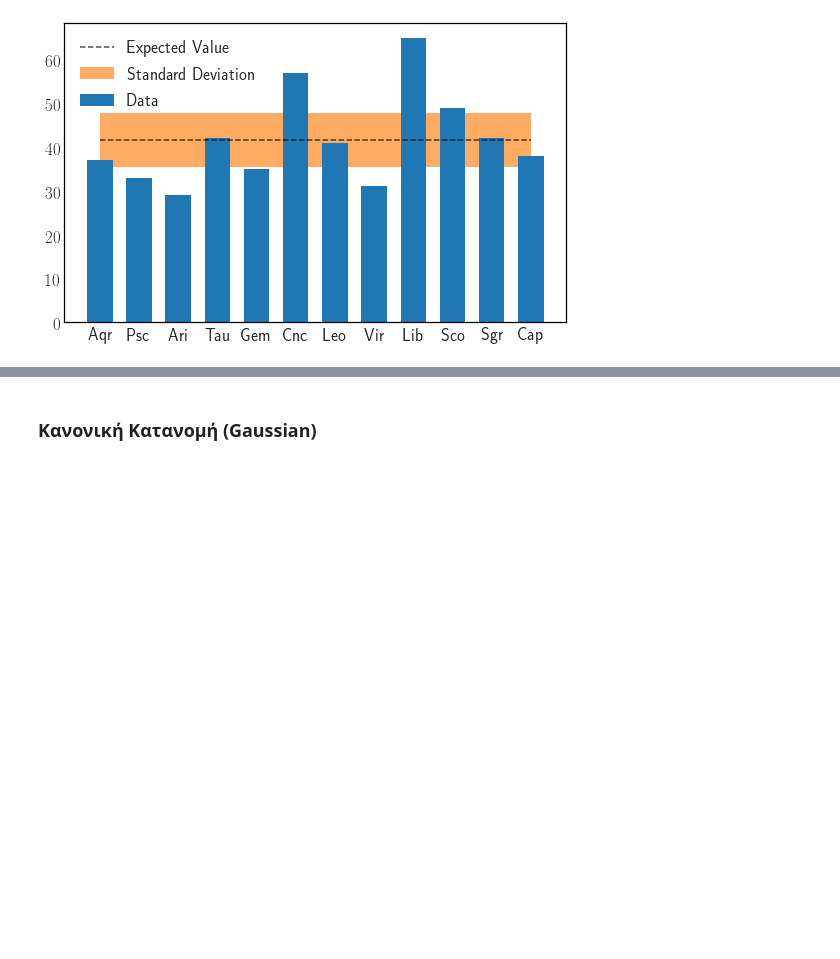
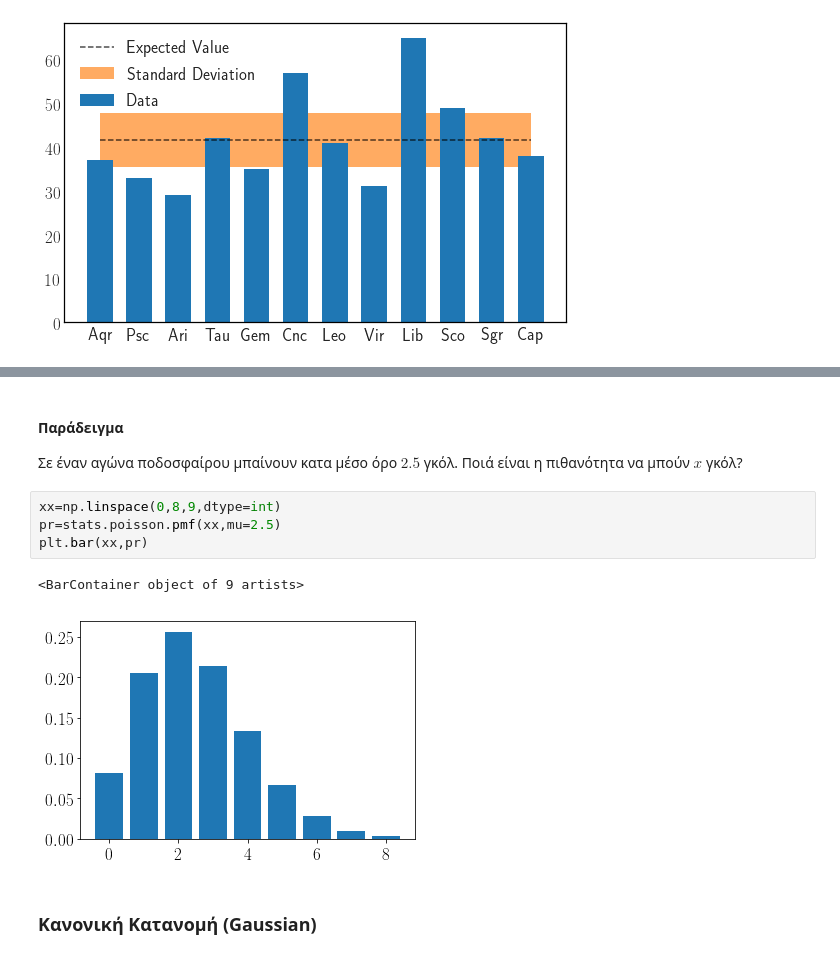
Before and after one commit to UOAPythonWorkshop/Astrostatistics-Workshop, a Jupyter notebook: AstroStatistics1.ipynb, the cells around one changed output, grey strips where cells are left out. Saved outputs shown, nothing was run; the diff lists cells and outputs as text; blank space fills up the shorter version.

Commit message:
started Poisson distribution in first notebook

```diff
--- a/AstroStatistics1.ipynb
+++ b/AstroStatistics1.ipynb
@@ -179,3 +189,13 @@ Null Hypothesis is Rejected
+# %% [markdown]
+#### Παράδειγμα
+Σε έναν αγώνα ποδοσφαίρου μπαίνουν κατα μέσο όρο $2.5$ γκόλ. Ποιά είναι η πιθανότητα να μπούν $x$ γκόλ?
+# %%
+xx=np.linspace(0,8,9,dtype=int)
+pr=stats.poisson.pmf(xx,mu=2.5)
+plt.bar(xx,pr)
+# %% [output]
+<BarContainer object of 9 artists>
+[figure, added]
 # %% [markdown]
 ### Κανονική Κατανομή (Gaussian)
 # %% [markdown]
```
Also changed, not shown: parts of 5 cells of this notebook.
